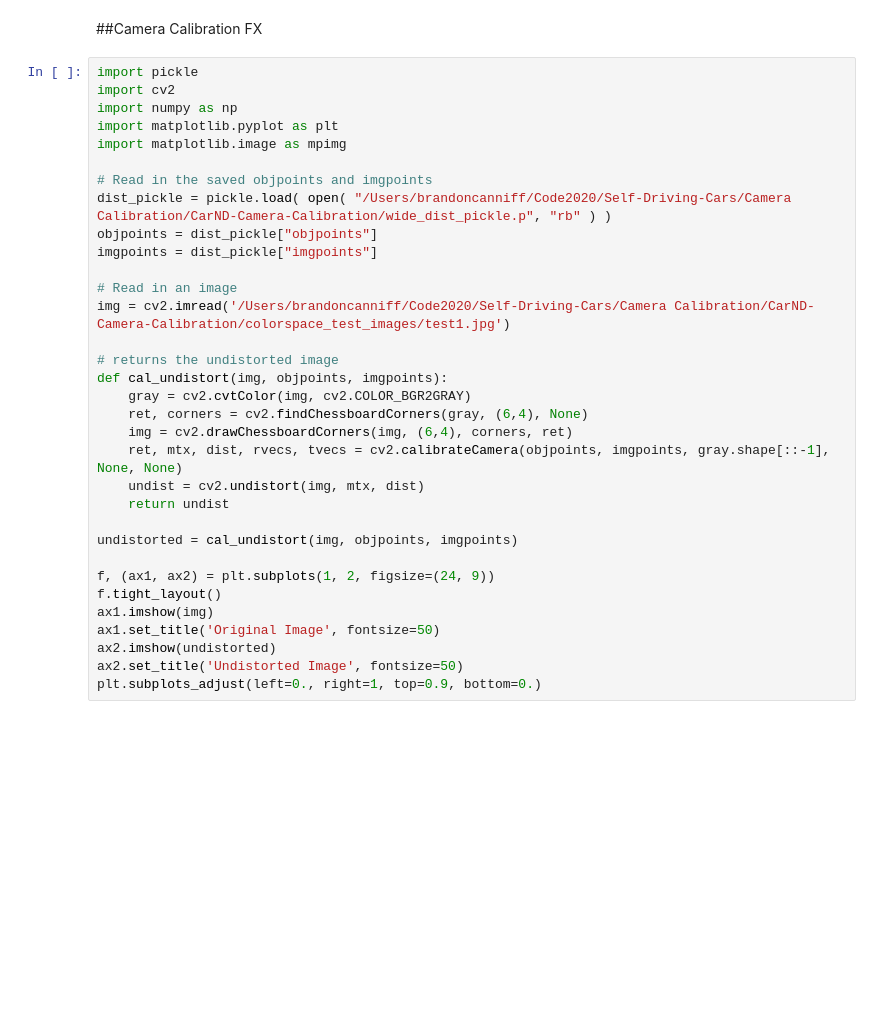
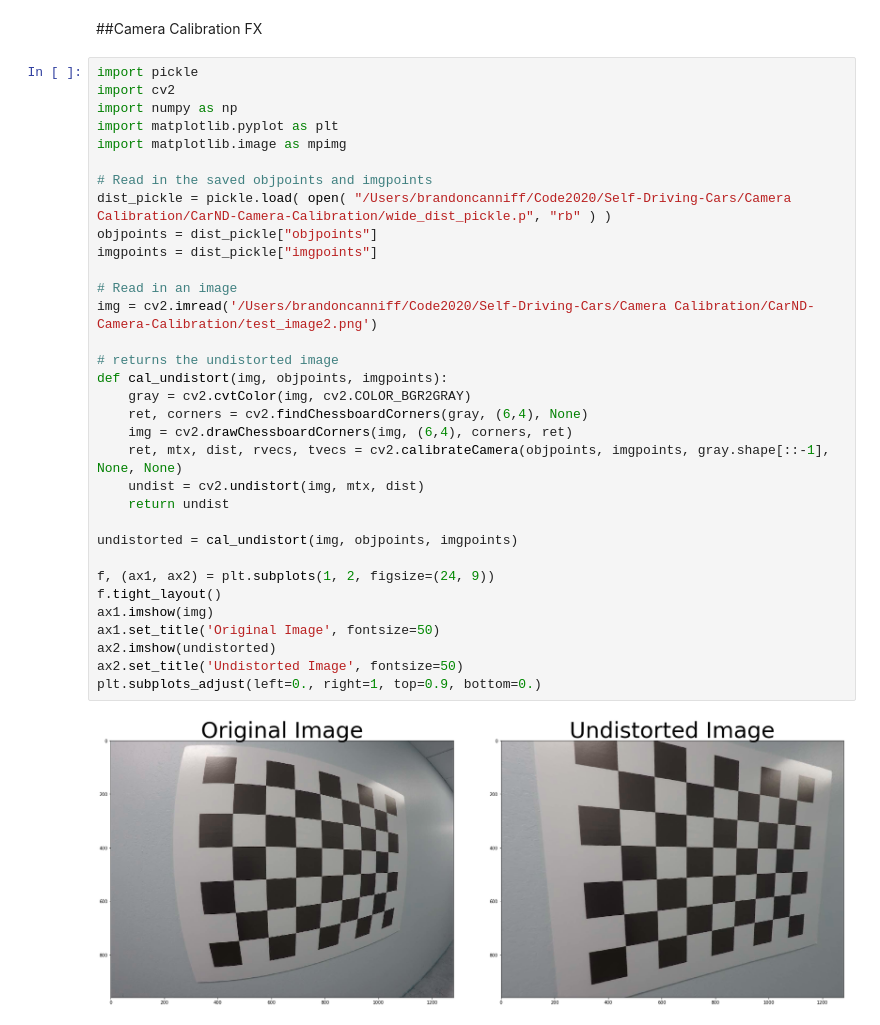
Before and after one commit to gobrando/CarND-Camera-Calibration, a Jupyter notebook: cv_calibrate_fx.ipynb, the cells around one changed output. Cells and saved outputs as stored; diff of their text form; blank space fills up the shorter version.

```diff
--- a/cv_calibrate_fx.ipynb
+++ b/cv_calibrate_fx.ipynb
@@ -8,31 +8,33 @@ import pickle
 import cv2
 import numpy as np
 import matplotlib.pyplot as plt
 import matplotlib.image as mpimg
 
 # Read in the saved objpoints and imgpoints
 dist_pickle = pickle.load( open( "/Users/brandoncanniff/Code2020/Self-Driving-Cars/Camera Calibration/CarND-Camera-Calibration/wide_dist_pickle.p", "rb" ) )
 objpoints = dist_pickle["objpoints"]
 imgpoints = dist_pickle["imgpoints"]
 
 # Read in an image
-img = cv2.imread('/Users/brandoncanniff/Code2020/Self-Driving-Cars/Camera Calibration/CarND-Camera-Calibration/colorspace_test_images/test1.jpg')
+img = cv2.imread('/Users/brandoncanniff/Code2020/Self-Driving-Cars/Camera Calibration/CarND-Camera-Calibration/test_image2.png')
 
 # returns the undistorted image
 def cal_undistort(img, objpoints, imgpoints):
     gray = cv2.cvtColor(img, cv2.COLOR_BGR2GRAY)
     ret, corners = cv2.findChessboardCorners(gray, (6,4), None)
     img = cv2.drawChessboardCorners(img, (6,4), corners, ret)
     ret, mtx, dist, rvecs, tvecs = cv2.calibrateCamera(objpoints, imgpoints, gray.shape[::-1], None, None)
     undist = cv2.undistort(img, mtx, dist)
     return undist
 
 undistorted = cal_undistort(img, objpoints, imgpoints)
 
 f, (ax1, ax2) = plt.subplots(1, 2, figsize=(24, 9))
 f.tight_layout()
 ax1.imshow(img)
 ax1.set_title('Original Image', fontsize=50)
 ax2.imshow(undistorted)
 ax2.set_title('Undistorted Image', fontsize=50)
 plt.subplots_adjust(left=0., right=1, top=0.9, bottom=0.)
+# %% [output]
+[figure, added]
```
Also changed, not shown: parts of 2 cells of this notebook, 1 other file.
